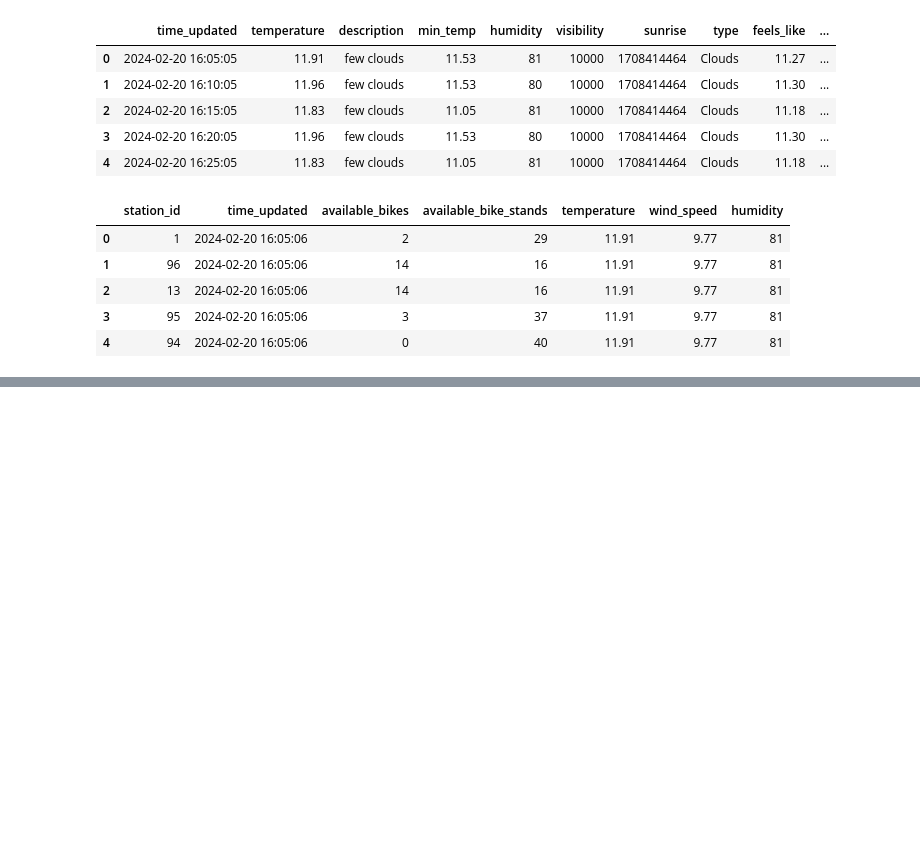
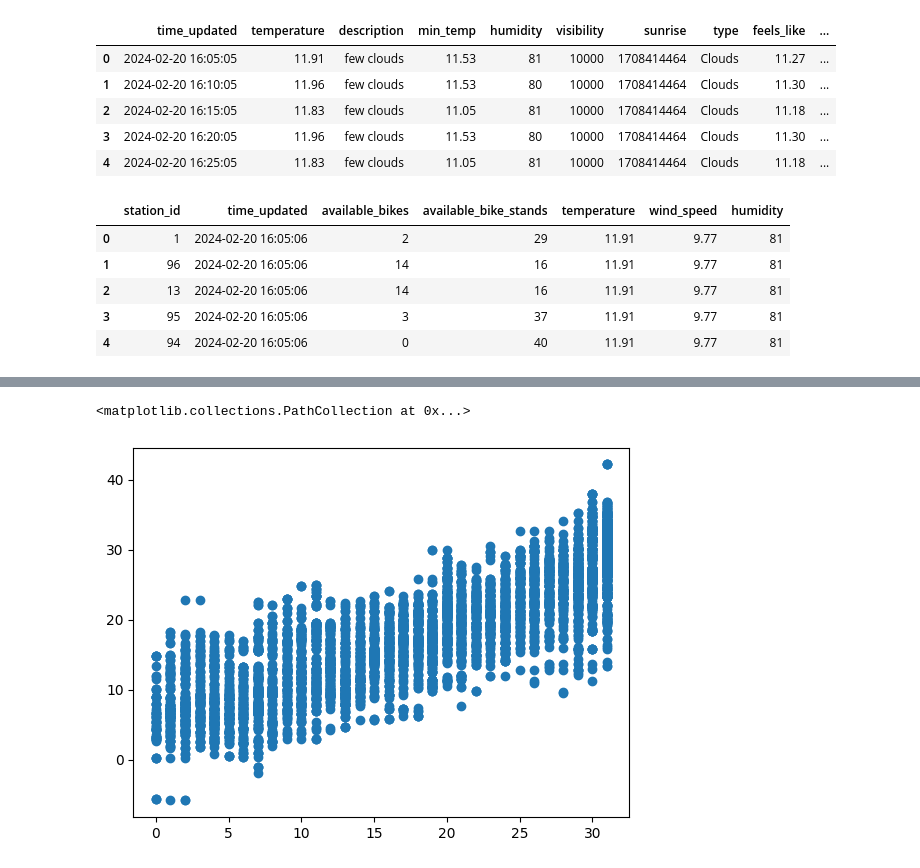
Before and after one commit to TadghPurcell/On-Your-Bike, a Jupyter notebook: ML_models/station_ml_model.ipynb, the cells around one changed output, grey strips where cells are left out. Saved outputs shown, nothing was run; the diff lists cells and outputs as text; code cells hidden in the pictures; blank space fills up the shorter version.

Commit message:
ml model

```diff
--- a/ML_models/station_ml_model.ipynb
+++ b/ML_models/station_ml_model.ipynb
@@ -144,5 +171,9 @@ df['hour'] = df['time_updated'].dt.hour
 one_hot_encoded = pd.get_dummies(df['weekday'])
 df = pd.concat([df, one_hot_encoded], axis=1)
 df.drop('time_updated', axis = 1, inplace=True)
+df.drop('weekday', axis = 1, inplace=True)
+df.drop('Unnamed: 0', axis = 1, inplace=True)
+
+
 df.head()
 # %% [output]
@@ -149,0 +186,30 @@ KeyError: "['time_updated'] not found in axis"
+# %%
+unique_station_ids = df['station_id'].unique()
+
+for station_id in unique_station_ids:
+
+    temp_df = df[( df['station_id'] == station_id)]
+    temp_train_df = temp_df[['temperature', 'wind_speed', 'humidity', 'hour', 'Monday', 'Tuesday', 'Wednesday', 'Thursday', 'Friday', 'Saturday', 'Sunday']]
+
+    x_train, x_test, y_train, y_test = train_test_split(temp_train_df, temp_df['available_bike_stands'], test_size = 0.1, random_state=23)
+
+
+    poly = PolynomialFeatures(degree=3, include_bias=False)
+    poly_features = poly.fit_transform(x_train)
+
+    poly_reg_model = LinearRegression()
+    poly_reg_model.fit(poly_features, y_train)
+
+    with open(f'station_{station_id}.pkl', 'wb') as file:
+        # Serialize and save the model to the file
+        pickle.dump(poly_reg_model, file)
+# %%
+y_pred_train = poly_reg_model.predict(poly_features)
+
+poly_test_features = poly.fit_transform(x_test)
+y_pred_train = poly_reg_model.predict(poly_features)
+# %%
+plt.scatter(y_train, y_pred_train)
+# %% [output]
+<matplotlib.collections.PathCollection at 0x...>
+[figure, added]
```
Also changed, not shown: parts of 4 cells of this notebook.
